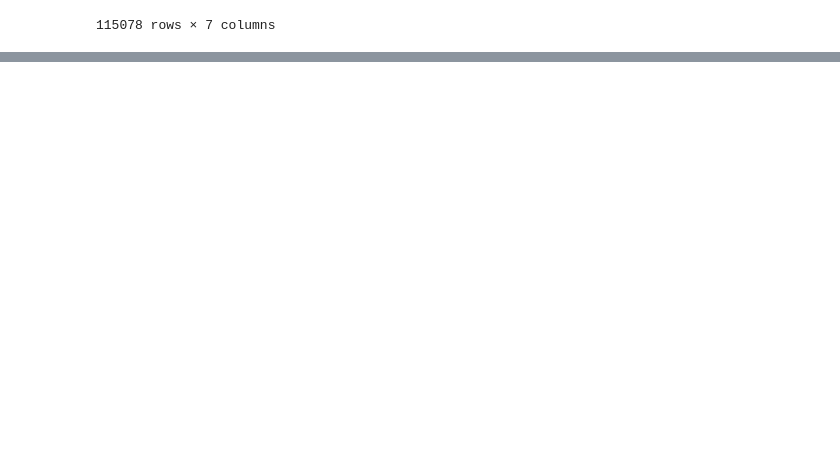
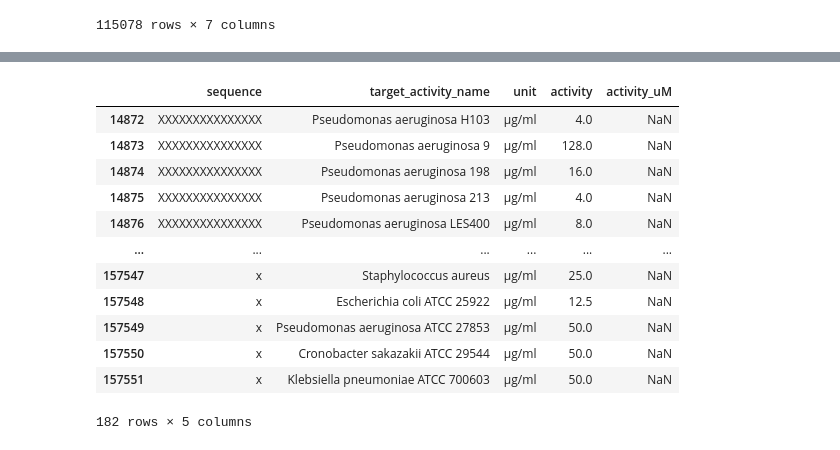
Before and after one commit to nmach22/amp-prediction, a Jupyter notebook: notebooks/01_eda/feature_analysis.ipynb, the cells around one changed output, grey strips where cells are left out. Saved outputs shown, nothing was run; the diff lists cells and outputs as text; code cells hidden in the pictures; blank space fills up the shorter version.

```diff
--- a/notebooks/01_eda/feature_analysis.ipynb
+++ b/notebooks/01_eda/feature_analysis.ipynb
@@ -618,0 +640,7 @@ df
+# %%
+# Filter for rows where activity is NOT null AND activity_uM IS null
+mask = (mic_df['activity'].notna()) & (mic_df['activity_uM'].isna())
+
+# Display the resulting rows
+result = mic_df[mask]
+print(result)
@@ -618,0 +665,16 @@ df
+# %%
+result
+# %% [output]
+|  | sequence | target_activity_name | unit | activity | activity_uM |
+| 14872 | XXXXXXXXXXXXXXX | Pseudomonas aeruginosa H103 | µg/ml | 4.0 | NaN |
+| 14873 | XXXXXXXXXXXXXXX | Pseudomonas aeruginosa 9 | µg/ml | 128.0 | NaN |
+| 14874 | XXXXXXXXXXXXXXX | Pseudomonas aeruginosa 198 | µg/ml | 16.0 | NaN |
+| 14875 | XXXXXXXXXXXXXXX | Pseudomonas aeruginosa 213 | µg/ml | 4.0 | NaN |
+| 14876 | XXXXXXXXXXXXXXX | Pseudomonas aeruginosa LES400 | µg/ml | 8.0 | NaN |
+| ... | ... | ... | ... | ... | ... |
+| 157547 | x | Staphylococcus aureus | µg/ml | 25.0 | NaN |
+| 157548 | x | Escherichia coli ATCC 25922 | µg/ml | 12.5 | NaN |
+| 157549 | x | Pseudomonas aeruginosa ATCC 27853 | µg/ml | 50.0 | NaN |
+| 157550 | x | Cronobacter sakazakii ATCC 29544 | µg/ml | 50.0 | NaN |
+| 157551 | x | Klebsiella pneumoniae ATCC 700603 | µg/ml | 50.0 | NaN |
+182 rows × 5 columns
```
Also changed, not shown: parts of 18 cells of this notebook, 1 other file.
